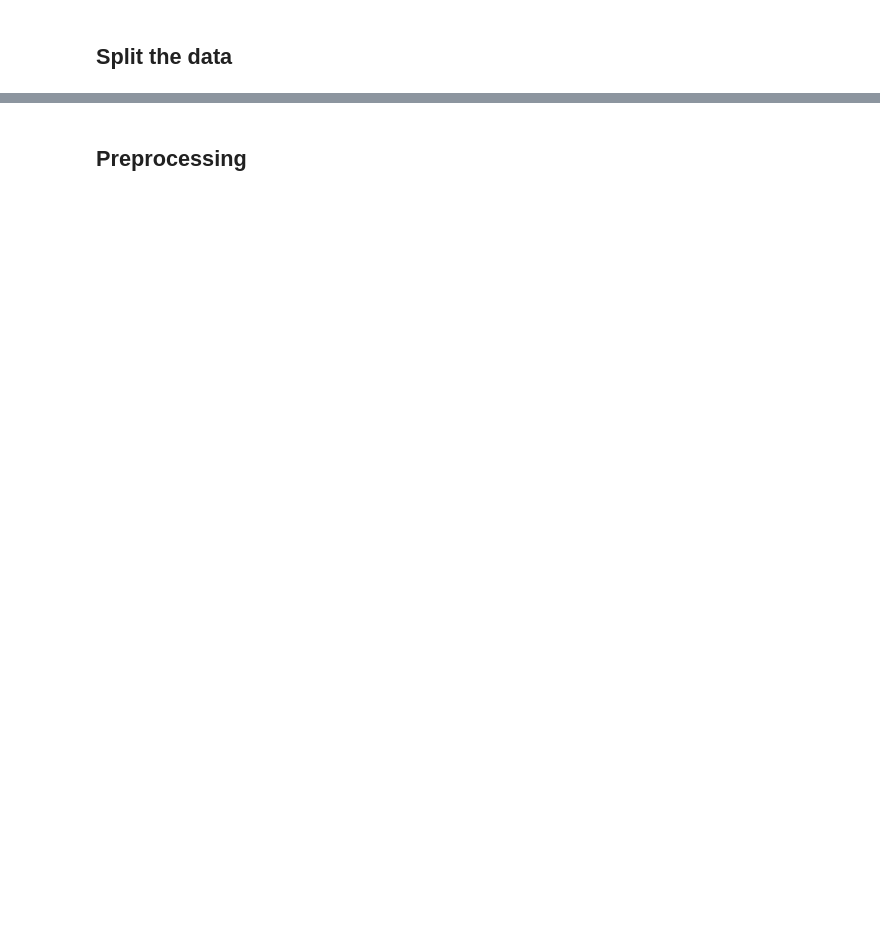
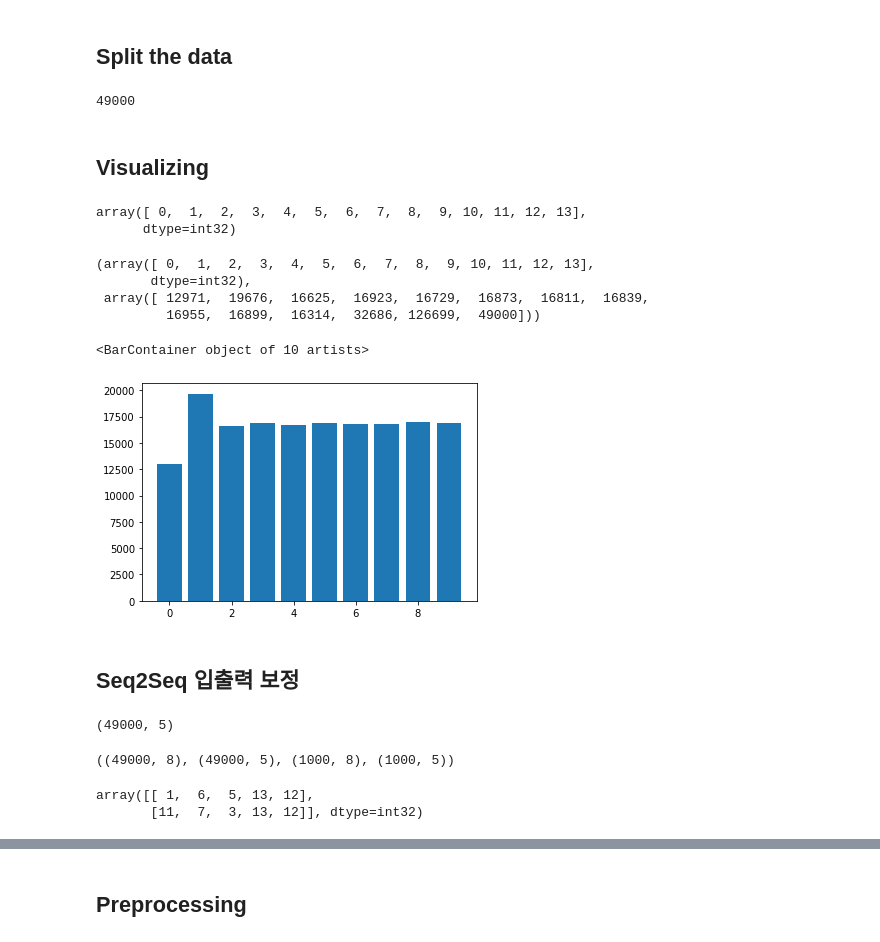
Before and after one commit to Vaycold/Python_DL, a Jupyter notebook: Text_Classification/seq2seq.ipynb, the cells around one changed output, grey strips where cells are left out. Cells and saved outputs as stored; diff of their text form; code cells hidden in the pictures; blank space fills up the shorter version.

```diff
--- a/Text_Classification/seq2seq.ipynb
+++ b/Text_Classification/seq2seq.ipynb
@@ -164,2 +164,54 @@ array([[11,  2,  1, 13, 12],
 # %% [markdown]
 ## Split the data
+# %%
+def splitdata(data, rate) :
+    return int(len(data) * rate)
+bound = splitdata(train_bow_text, 0.98)
+print(bound)
+# %% [output]
+49000
+# %%
+train_data_bow = train_bow_text[:bound]
+train_answer_bow = train_bow_answer[:bound]
+
+test_data_bow = train_bow_text[bound:]
+test_answer_bow = train_bow_answer[bound:]
+# %% [markdown]
+## Visualizing
+# %%
+# token 분포
+np.unique(train_data_bow)
+# %% [output]
+array([ 0,  1,  2,  3,  4,  5,  6,  7,  8,  9, 10, 11, 12, 13],
+      dtype=int32)
+# %%
+digits, count = np.unique(train_data_bow, return_counts=True)
+# %%
+digits, count
+# %% [output]
+(array([ 0,  1,  2,  3,  4,  5,  6,  7,  8,  9, 10, 11, 12, 13],
+       dtype=int32),
+ array([ 12971,  19676,  16625,  16923,  16729,  16873,  16811,  16839,
+         16955,  16899,  16314,  32686, 126699,  49000]))
+# %%
+plt.bar(digits[:10],count[:10])
+# %% [output]
+<BarContainer object of 10 artists>
+[figure, added]
+# %% [markdown]
+## Seq2Seq 입출력 보정
+# %%
+train_answer_bow.shape
+# %% [output]
+(49000, 5)
+# %%
+train_data_bow.shape, train_answer_bow.shape, test_data_bow.shape, test_answer_bow.shape
+# %% [output]
+((49000, 8), (49000, 5), (1000, 8), (1000, 5))
+# %%
+# 밑의 것을 한 칸씩 당길 것임.
+# !!!!!!!!!!!!!!!!!중요한 건 지금 하는건 출력 쪽 보정임!!
+train_answer_bow[:2]
+# %% [output]
+array([[ 1,  6,  5, 13, 12],
+       [11,  7,  3, 13, 12]], dtype=int32)
```
Also changed, not shown: parts of 28 cells of this notebook.
